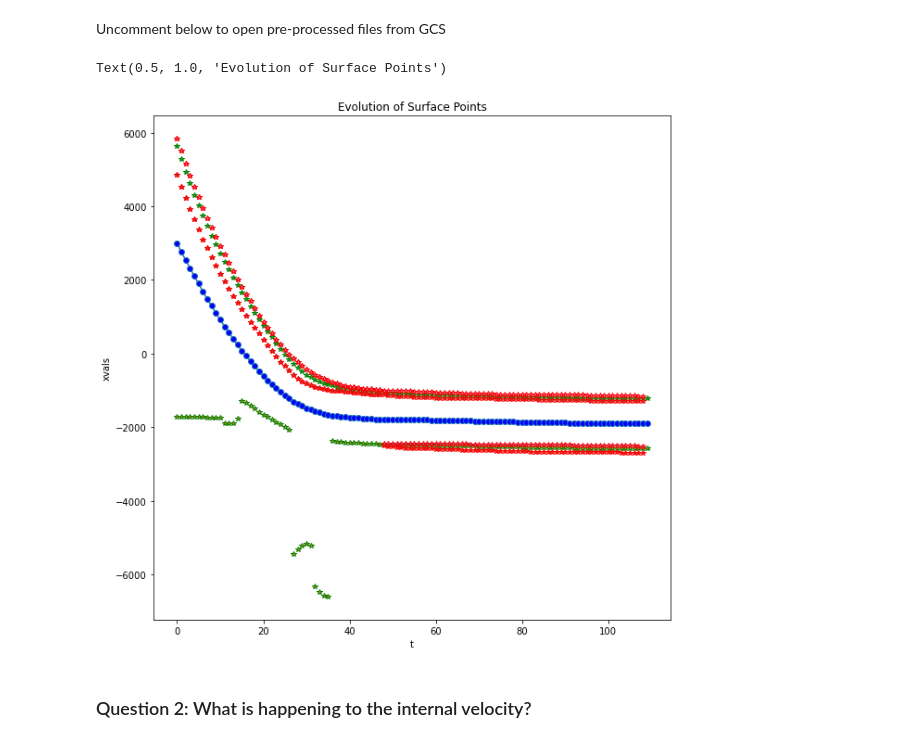
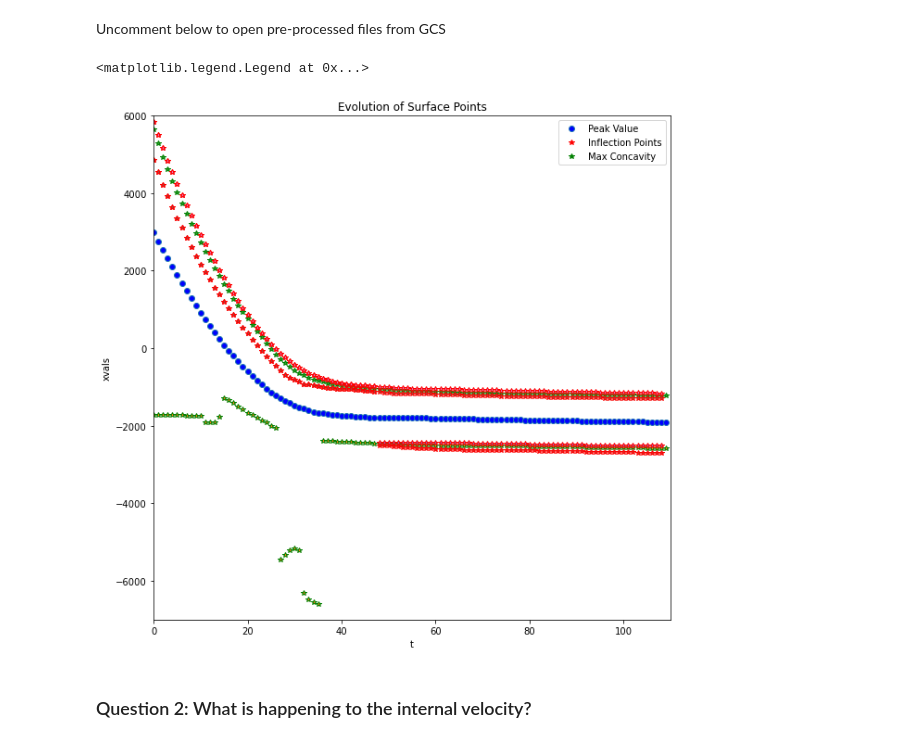
Before and after one commit to janeeleven/rces-final-project, a Jupyter notebook: presentation_notebook.ipynb, the cells around one changed output. Saved outputs shown, nothing was run; the diff lists cells and outputs as text; code cells hidden in the pictures.

```diff
--- a/presentation_notebook.ipynb
+++ b/presentation_notebook.ipynb
@@ -158,21 +160,27 @@ concrun = fs.open('ldeo-glaciology/elmer_janie/netcdf_files/conc_vals.nc')
 concdat = xr.open_dataset(concrun)
 # %%
 fig,ax = plt.subplots(figsize = [10,10])
-peakdat.sel(ynode = (peakdat.ynode.shape[0] - 1)).xvals.plot(marker = 'o', markerfacecolor = 'blue', ax = ax, label ='Peak Value')
+peakdat.sel(ynode = (peakdat.ynode.shape[0] - 1)).xvals.plot(marker = 'o', markerfacecolor = 'blue', linestyle='None', ax = ax, label ='Peak Value')
 
 gsc = concdat.sel(ynode = (concdat.ynode.shape[0] - 1)).groupby('xnode')
 
 for gname, gp in gsc:
     gp.xvals.plot(marker = '*',linestyle='None',markeredgecolor = 'green', ax = ax)
 
 gsi = infldat.sel(ynode = (concdat.ynode.shape[0] - 1)).groupby('xnode')
 for gname, gp in gsi:
     gp.xvals.plot(marker = '*',linestyle='None',markeredgecolor = 'red', ax = ax)
 
+
+plt.plot(150,0,'r*',label = 'Inflection Points')
+plt.plot(150,0,'g*',label = 'Max Concavity')
 plt.title('Evolution of Surface Points')
+plt.ylim([-7000,6000])
+plt.xlim([0,110])
+plt.legend(loc = 'upper right')
 # %% [output]
-Text(0.5, 1.0, 'Evolution of Surface Points')
+<matplotlib.legend.Legend at 0x...>
-[figure, old version]
+[figure, new version]
 # %% [markdown]
 ### Question 2: What is happening to the internal velocity?
 # %%
```
Also changed, not shown: parts of 1 cell of this notebook.
